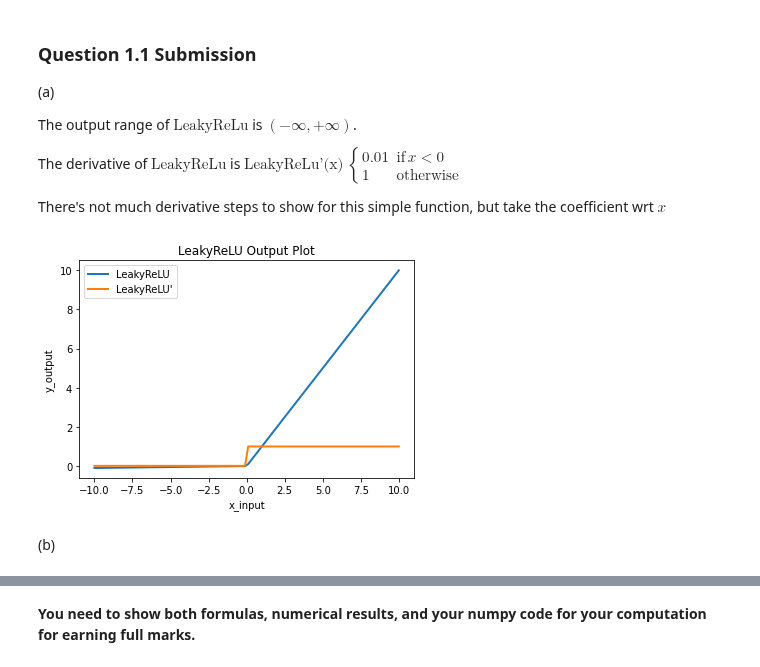
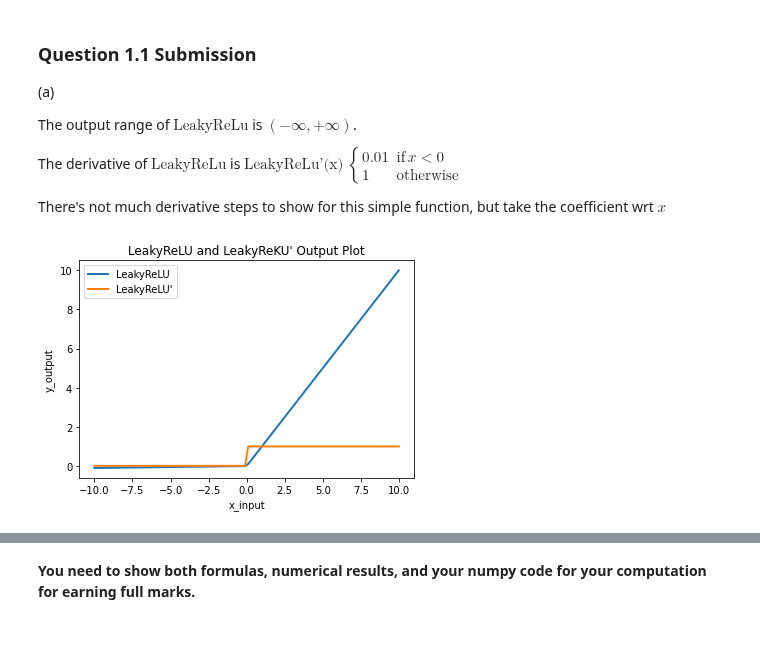
Before and after one commit to multipletwigs/FIT3181-Deep-Learning, a Jupyter notebook: FIT3181_Assignment_1/FIT3181_Assignment1-2022.ipynb, the cells around one changed output, grey strips where cells are left out. Drawn from its saved outputs; the diff is of its cells as text; code cells hidden in the pictures; blank space fills up the shorter version.

```diff
--- a/FIT3181_Assignment_1/FIT3181_Assignment1-2022.ipynb
+++ b/FIT3181_Assignment_1/FIT3181_Assignment1-2022.ipynb
@@ -88,22 +88,20 @@ import numpy as np
 # %%
 # Obtaining values in the rang of -10 to 10
 x_val = np.linspace(-10, 10, 100)
 
 # Activation function
 LeakyReLU_activation = lambda x: 0.01 * x if x < 0 else x
 
 # Derivative function
 LeakyReLU_derivative = lambda x: 0.01 if x < 0 else 1
 
 # Plots of activation and its derivative
 plt.plot(x_val, list(map(LeakyReLU_activation, x_val)), linewidth=2)
 plt.plot(x_val, list(map(LeakyReLU_derivative, x_val)), linewidth=2)
-plt.title(label="LeakyReLU Output Plot")
+plt.title(label="LeakyReLU and LeakyReKU' Output Plot")
 plt.xlabel("x_input")
 plt.ylabel("y_output")
 plt.legend(["LeakyReLU", "LeakyReLU'"])
 plt.show()
 # %% [output]
-[figure, old version]
+[figure, new version]
-# %% [markdown]
-(b)
```
Also changed, not shown: parts of 9 cells of this notebook, 1 other file.
